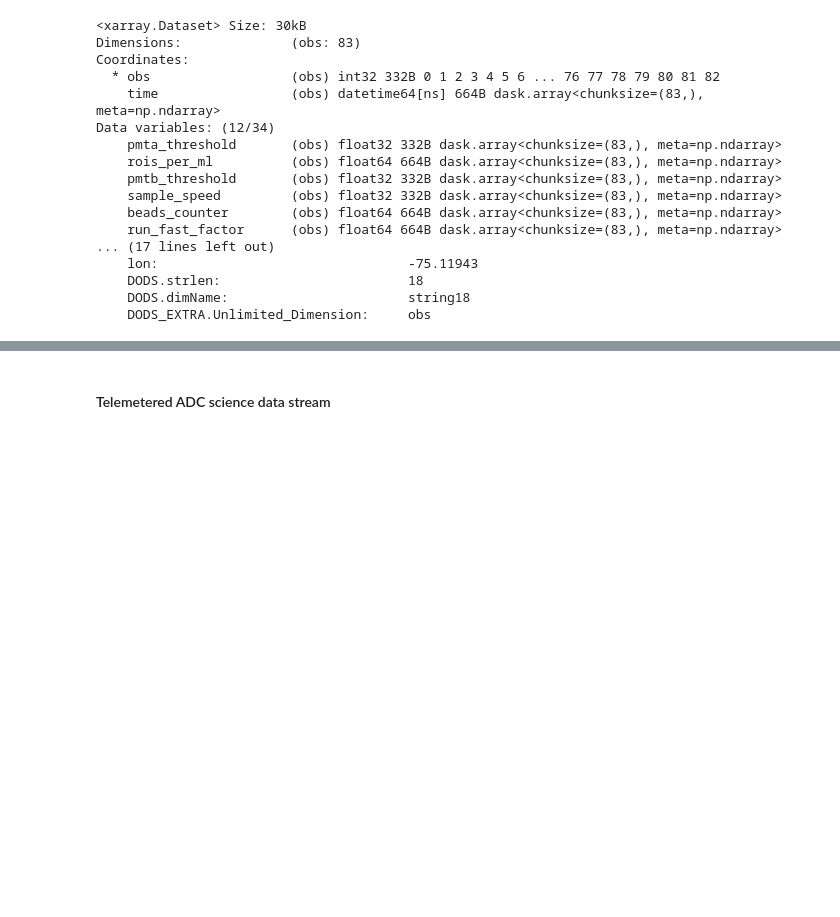
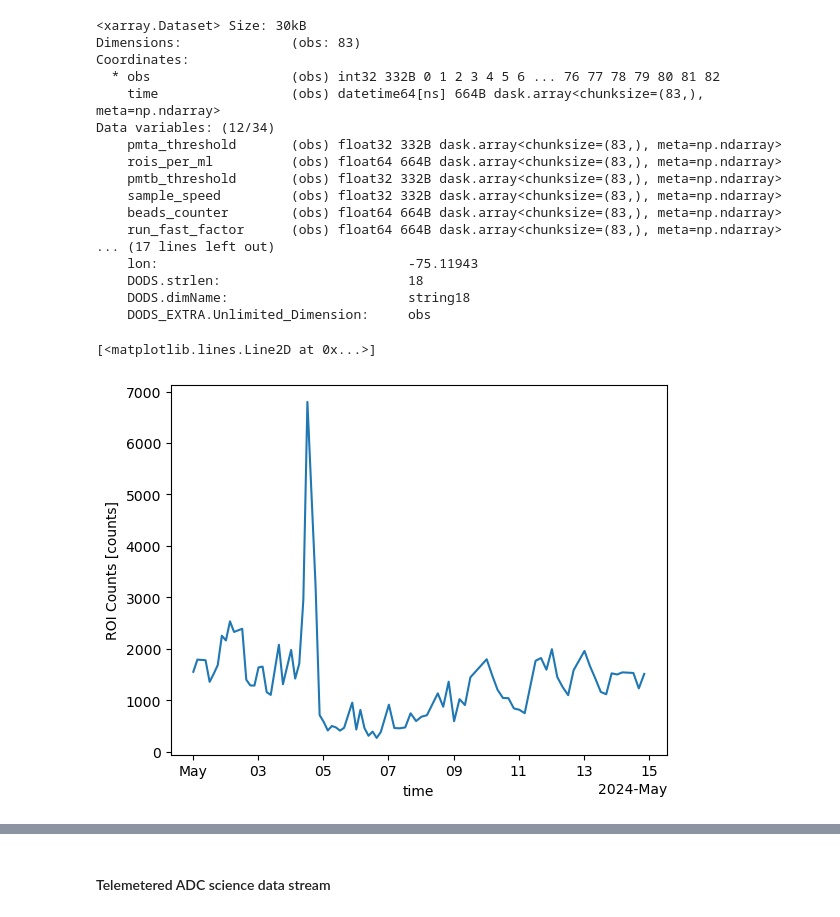
Before and after one commit to cooleyky/pioneer-21, a Jupyter notebook: Dev0_PLIMS_Testing.ipynb, the cells around one changed output, grey strips where cells are left out. Cells and saved outputs as stored; diff of their text form; code cells hidden in the pictures; blank space fills up the shorter version.

```diff
--- a/Dev0_PLIMS_Testing.ipynb
+++ b/Dev0_PLIMS_Testing.ipynb
@@ -218,9 +228,9 @@ ValueError: shape mismatch: objects cannot be broadcast to a single shape.  Mism
 #### Telemetered HDR science data stream
 # %%
 # Setup parameters needed to request data
-refdes = datastreams.refdes[1]
-method = datastreams.method[1]
-stream = datastreams.stream[1]
+refdes = datastreams.refdes[5]
+method = datastreams.method[5]
+stream = datastreams.stream[5]
 # %%
 # Import vocabulary
 site, node, sensor = refdes.split('-', 2)
@@ -268,3 +281,8 @@ Data variables: (12/34)
     DODS.strlen:                        18
     DODS.dimName:                       string18
     DODS_EXTRA.Unlimited_Dimension:     obs
+# %%
+data_hdrsci.roi_count.plot(x="time")
+# %% [output]
+[<matplotlib.lines.Line2D at 0x...>]
+[figure, added]
```
Also changed, not shown: parts of 43 cells of this notebook, 1 other file.
